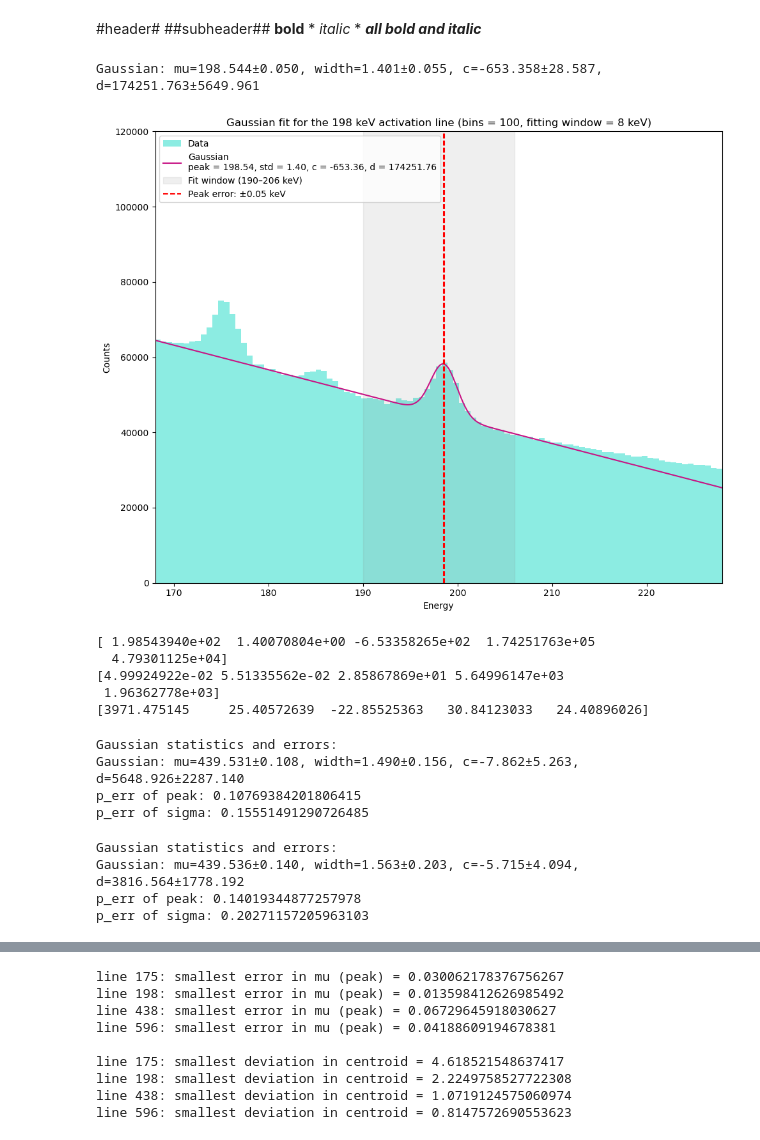
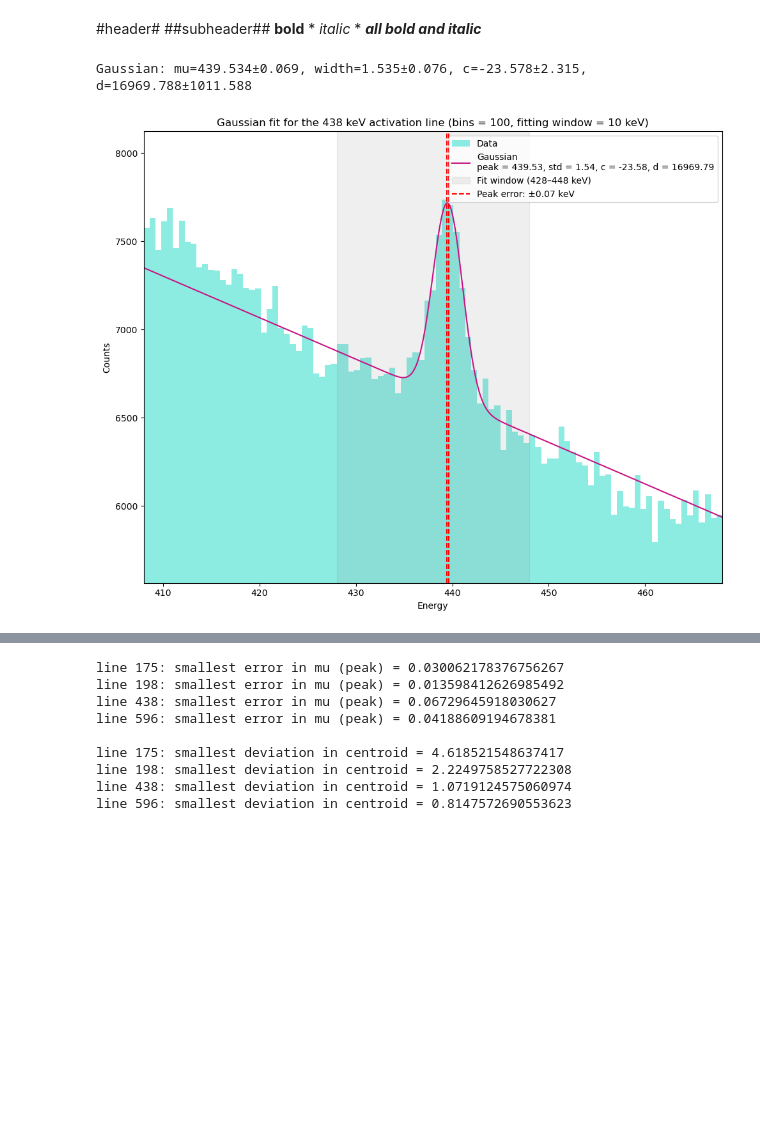
Before and after one commit to laurencadle/in-flight-calibration, a Jupyter notebook: spurs2026.ipynb, the cells around one changed output, grey strips where cells are left out. Saved outputs shown, nothing was run; the diff lists cells and outputs as text; code cells hidden in the pictures; blank space fills up the shorter version.

```diff
--- a/spurs2026.ipynb
+++ b/spurs2026.ipynb
@@ -21,73 +21,23 @@ energy = df['Energy'].to_numpy()
 from spurs_funcs import *
 # %%
 #ten line code!!
-line = 198
+line = 438
 N = 100
-fitting_window = 8
+fitting_window = 10
 
 lower_bound, upper_bound, fitted_lower, fitted_upper= get_bounds(line, fitting_window=fitting_window)
 counts, bin_edges, bin_width, bin_centers = bin_sorting(N, energy, lower_bound, upper_bound)
 slope_val = slope(bin_edges[-1], bin_edges[0], counts[-1], counts[0])
 peak_mask = get_masks(fitted_lower, fitted_upper, bin_centers)
 popt, pcov, p_err = fit_peak(gaussian_func, line, counts, peak_mask, bin_centers, slope_val, fitted_lower, fitted_upper)
 print(f"Gaussian: mu={popt[0]:.3f}±{p_err[0]:.3f}, width={popt[1]:.3f}±{p_err[1]:.3f}, "f"c={popt[2]:.3f}±{p_err[2]:.3f}, d={popt[3]:.3f}±{p_err[3]:.3f}")
-x1, fitted_model_g = plot_gaussian(line, N, p_err, counts, bin_edges, popt, lower_bound, upper_bound, fitted_lower, fitted_upper, fitting_window, ylim=(0, 120000))
+x1, fitted_model_g = plot_gaussian(line, N, p_err, counts, bin_edges, bin_centers, popt, lower_bound, upper_bound, fitted_lower, fitted_upper, fitting_window)
 #574, 1107, 198, 175, 596, 93
 #changes to bins: 25, 50, 100, 300, 500
 #changes to fitting windows: 5, 8, 10, 20, 30
 #ask about how to fix squiggly lines
 
 #mu is the peak position, and this is what i want the error on
 # %% [output]
-Gaussian: mu=198.544±0.050, width=1.401±0.055, c=-653.358±28.587, d=174251.763±5649.961
+Gaussian: mu=439.534±0.069, width=1.535±0.076, c=-23.578±2.315, d=16969.788±1011.588
-[figure, old version]
+[figure, new version]
-# %%
-print(popt)
-print(p_err)
-print(popt / p_err)
-# %% [output]
-[ 1.98543940e+02  1.40070804e+00 -6.53358265e+02  1.74251763e+05
-  4.79301125e+04]
-[4.99924922e-02 5.51335562e-02 2.85867869e+01 5.64996147e+03
- 1.96362778e+03]
-[3971.475145     25.40572639  -22.85525363   30.84123033   24.40896026]
-# %%
-#p_err/sigma for 438, 300
-line = 438
-N = 300
-print("Gaussian statistics and errors:")
-
-lower_bound, upper_bound, fitted_lower, fitted_upper = get_bounds(line)
-counts, bin_edges, bin_width, bin_centers = bin_sorting(N, energy, lower_bound, upper_bound)
-slope_val = slope(bin_edges[-1], bin_edges[0], counts[-1], counts[0])
-peak_mask = get_masks(fitted_lower, fitted_upper, bin_centers)
-popt, pcov, p_err = fit_peak(gaussian_func, line, counts, peak_mask, bin_centers, slope_val, fitted_lower, fitted_upper)
-print(f"Gaussian: mu={popt[0]:.3f}±{p_err[0]:.3f}, width={popt[1]:.3f}±{p_err[1]:.3f}, "f"c={popt[2]:.3f}±{p_err[2]:.3f}, d={popt[3]:.3f}±{p_err[3]:.3f}")
-
-print("p_err of peak:", p_err[0]) #peak
-print("p_err of sigma:", p_err[1]) #sigma
-# %% [output]
-Gaussian statistics and errors:
-Gaussian: mu=439.531±0.108, width=1.490±0.156, c=-7.862±5.263, d=5648.926±2287.140
-p_err of peak: 0.10769384201806415
-p_err of sigma: 0.15551491290726485
-# %%
-#p_err / c for 438, 500
-line = 438
-N = 500
-print("Gaussian statistics and errors:")
-
-lower_bound, upper_bound, fitted_lower, fitted_upper = get_bounds(line) #inside
-counts, bin_edges, bin_width, bin_centers = bin_sorting(N, energy, lower_bound, upper_bound) #outside
-slope_val = slope(bin_edges[-1], bin_edges[0], counts[-1], counts[0]) #outside
-peak_mask = get_masks(fitted_lower, fitted_upper, bin_centers) #inside
-popt, pcov, p_err = fit_peak(gaussian_func, line, counts, peak_mask, bin_centers, slope_val, fitted_lower, fitted_upper) #inside
-print(f"Gaussian: mu={popt[0]:.3f}±{p_err[0]:.3f}, width={popt[1]:.3f}±{p_err[1]:.3f}, "f"c={popt[2]:.3f}±{p_err[2]:.3f}, d={popt[3]:.3f}±{p_err[3]:.3f}")
-
-print("p_err of peak:", p_err[0])
-print("p_err of sigma:", p_err[1])
-# %% [output]
-Gaussian statistics and errors:
-Gaussian: mu=439.536±0.140, width=1.563±0.203, c=-5.715±4.094, d=3816.564±1778.192
-p_err of peak: 0.14019344877257978
-p_err of sigma: 0.20271157205963103
```
Also changed, not shown: parts of 7 cells of this notebook.
